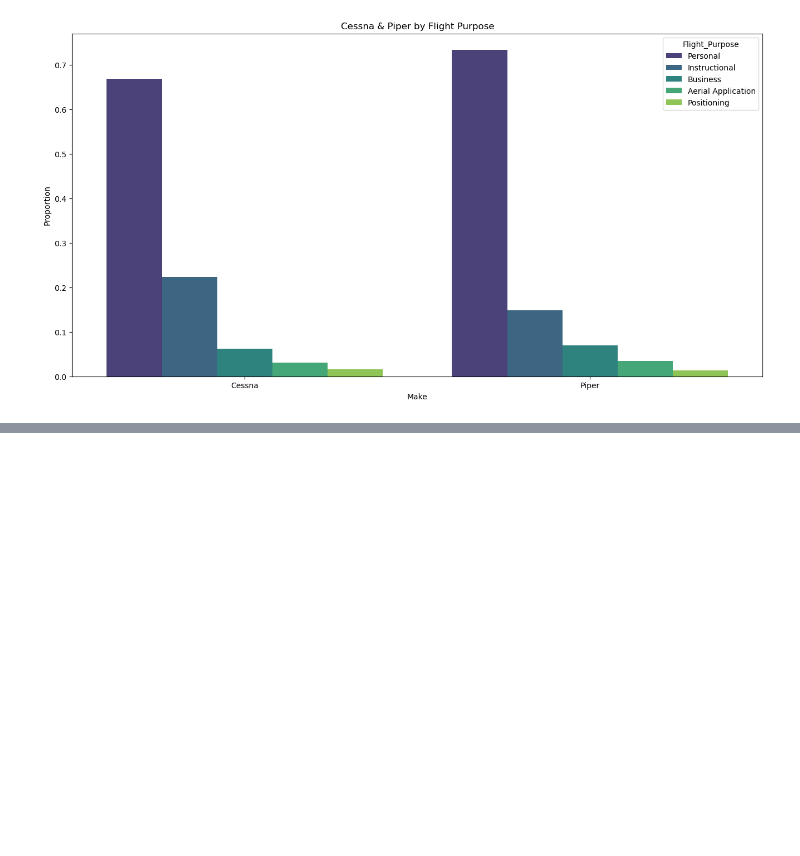
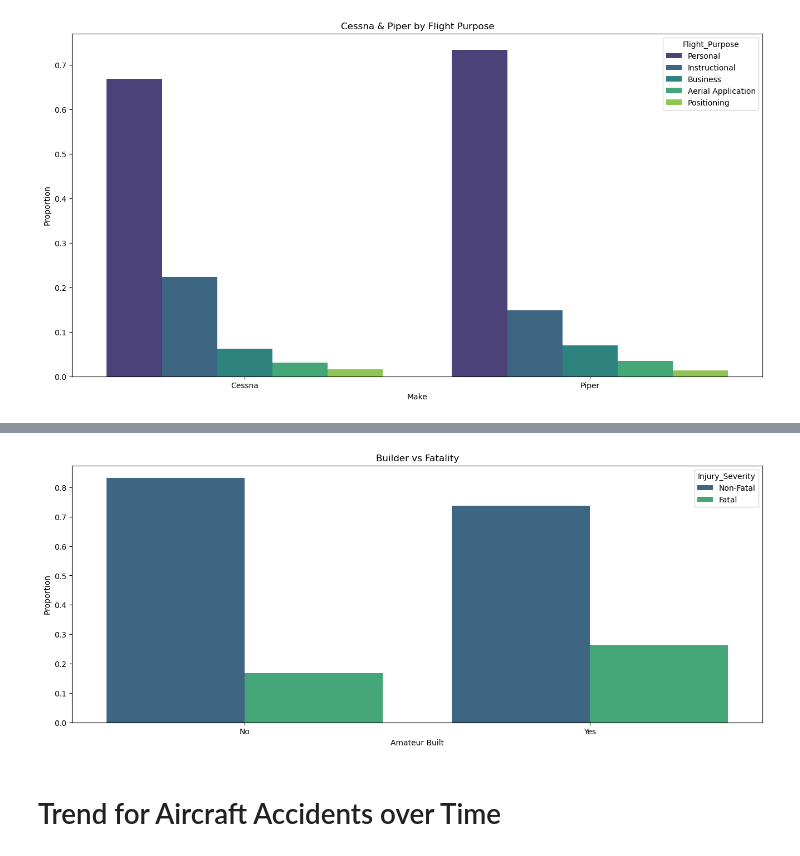
Before and after one commit to timkiruri/AeroRisk-Analysis, a Jupyter notebook: notebooks/03_data_visualisations.ipynb, the cells around one changed output, grey strips where cells are left out. Cells and saved outputs as stored; diff of their text form; code cells hidden in the pictures; blank space fills up the shorter version.

```diff
--- a/notebooks/03_data_visualisations.ipynb
+++ b/notebooks/03_data_visualisations.ipynb
@@ -209,0 +346,4 @@ plt.show();
+# %%
+amateur_fatality = df.groupby('Amateur_Built')['Injury_Severity'].value_counts(normalize = True).reset_index(name = 'Proportion')
+
+amateur_fatality
@@ -209,0 +356,18 @@ plt.show();
+# %%
+# Creating the figure
+fig, ax = plt.subplots(1, 1, figsize = (16, 6))
+
+# Creating the plot
+sns.barplot(data = amateur_fatality, x = 'Amateur_Built', y = 'Proportion', hue = 'Injury_Severity', palette = 'viridis')
+
+# Labelling the plot
+plt.title('Builder vs Fatality')
+plt.xlabel('Amateur Built')
+plt.ylabel('Proportion')
+
+# Showing the plot
+plt.show();
+# %% [output]
+[figure, added]
+# %% [markdown]
+# Trend for Aircraft Accidents over Time
```
Also changed, not shown: parts of 28 cells of this notebook, 7 other files.
